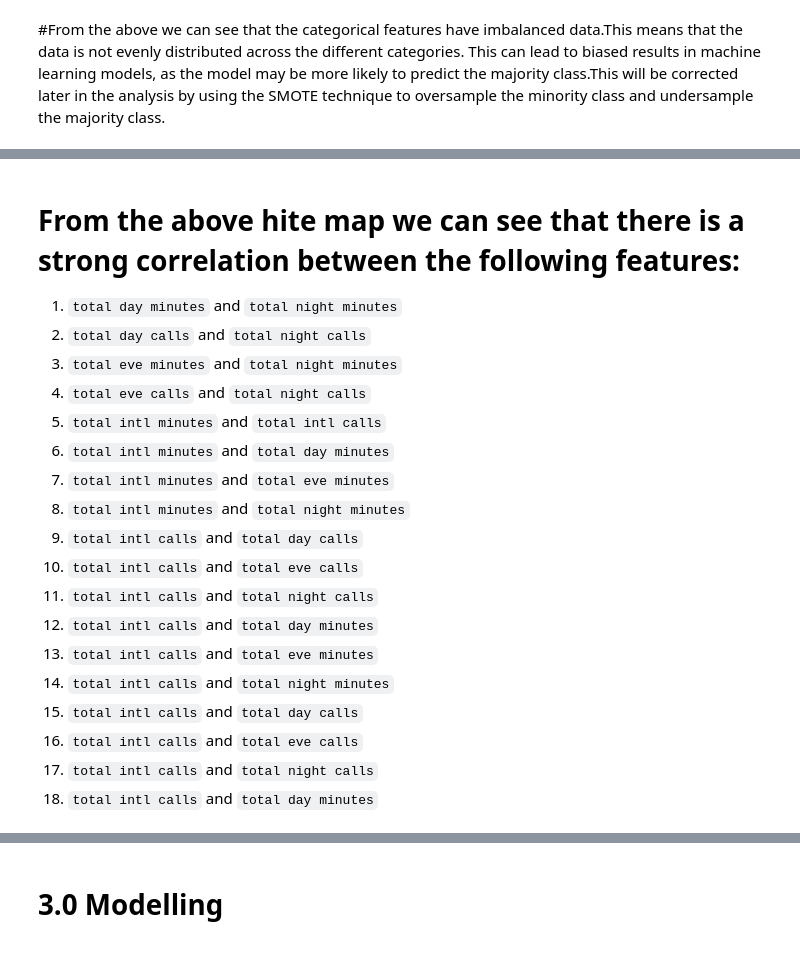
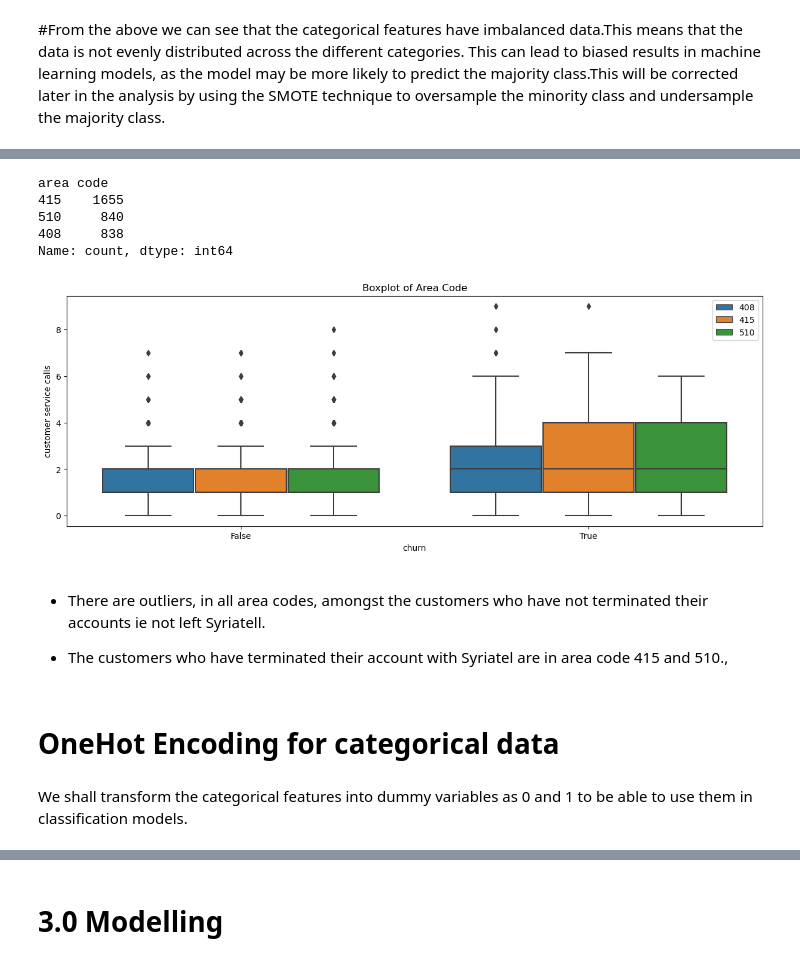
Before and after one commit to vayayavayaya/Phase_Three_Project, a Jupyter notebook: Phase_3_Project_Notebook.ipynb, the cells around one changed output, grey strips where cells are left out. Cells and saved outputs as stored; diff of their text form; code cells hidden in the pictures.

```diff
--- a/Phase_3_Project_Notebook.ipynb
+++ b/Phase_3_Project_Notebook.ipynb
@@ -285,20 +418,30 @@ plt.show()
-# %% [markdown]
-# From the above hite map we can see that there is a strong correlation between the following features:
-1. `total day minutes` and `total night minutes`
-2. `total day calls` and `total night calls`
-3. `total eve minutes` and `total night minutes`
-4. `total eve calls` and `total night calls`
-5. `total intl minutes` and `total intl calls`
-6. `total intl minutes` and `total day minutes`
-7. `total intl minutes` and `total eve minutes`
-8. `total intl minutes` and `total night minutes`
-9. `total intl calls` and `total day calls`
-10. `total intl calls` and `total eve calls`
-11. `total intl calls` and `total night calls`
-12. `total intl calls` and `total day minutes`
-13. `total intl calls` and `total eve minutes`
-14. `total intl calls` and `total night minutes`
-15. `total intl calls` and `total day calls`
-16. `total intl calls` and `total eve calls`
-17. `total intl calls` and `total night calls`
-18. `total intl calls` and `total day minutes`
+# %%
+# the Analysis of Area code
+# checking the distribution of the area code
+Area_code = data['area code'].value_counts()
+Area_code
+# %% [output]
+area code
+415    1655
+510     840
+408     838
+Name: count, dtype: int64
+# %%
+# Assess the boxplot to identify the outliers in the area code
+plt.figure(figsize=(15, 5))
+sns.boxplot(x=data['churn'], y=data['customer service calls'], hue=data['area code'])
+plt.title('Boxplot of Area Code')
+plt.xlabel('churn')
+plt.ylabel('customer service calls')
+plt.legend(loc='upper right');
+plt.show()
+# %% [output]
+[figure, added]
+# %% [markdown]
+* There are outliers, in all area codes, amongst the customers who have not terminated their accounts ie not left Syriatell.
+
+* The customers who have terminated  their account with Syriatel are in area code 415 and 510.,
+# %% [markdown]
+# OneHot Encoding for categorical data
+# %% [markdown]
+We shall transform the categorical features into dummy variables as 0 and 1 to be able to use them in classification models.
```
Also changed, not shown: parts of 40 cells of this notebook.
